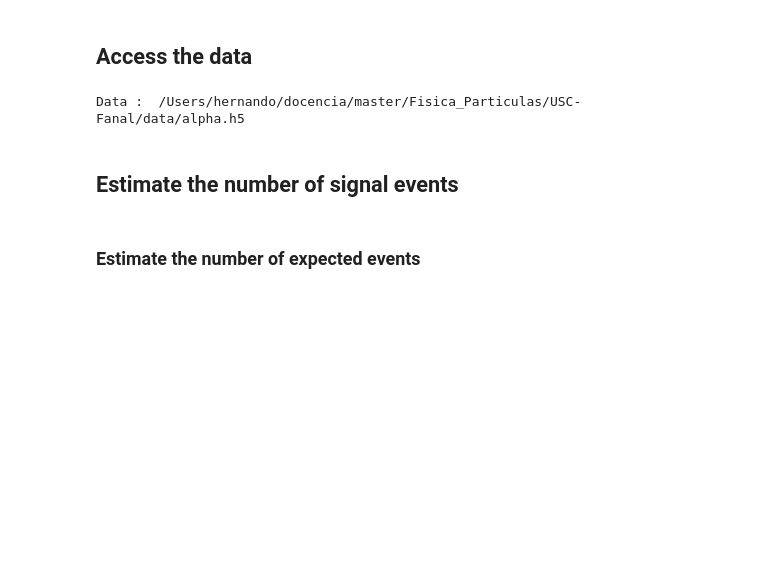
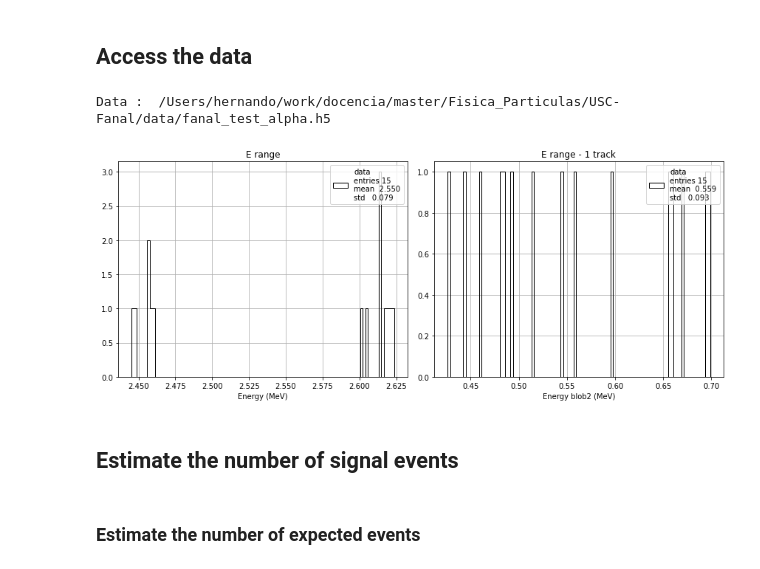
Before and after one commit to jahernando/USC-Fanal, a Jupyter notebook: NB/guide/fanal_data.ipynb, the cells around one changed output. Cells and saved outputs as stored; diff of their text form; code cells hidden in the pictures; blank space fills up the shorter version.

```diff
--- a/NB/guide/fanal_data.ipynb
+++ b/NB/guide/fanal_data.ipynb
@@ -70,7 +93,7 @@ pltext.style()
 # %%
 #dirpath = '/Users/hernando/docencia/master/Fisica_Particulas/USC-Fanal/data/'
 # %%
-filename = '/data/alpha.h5'
+filename = '/data/fanal_' + coll +'.h5'
 print('Data : ', dirpath + filename)
 
 mcbi = pd.read_hdf(dirpath + filename, key = 'mc/bi214')
@@ -81,15 +104,36 @@ datab = pd.read_hdf(dirpath + filename, key = 'data/blind')
 datar = pd.read_hdf(dirpath + filename, key = 'data/roi')
 data  = pd.concat((datab, datar)) # concatenate blind and roi-data into one data DF
 # %% [output]
-Data :  /Users/hernando/docencia/master/Fisica_Particulas/USC-Fanal/data/alpha.h5
+Data :  /Users/hernando/work/docencia/master/Fisica_Particulas/USC-Fanal/data/fanal_test_alpha.h5
 # %%
 samples  = ['bb0nu', 'Bi', 'Tl']
 ssamples = [r'$\beta\beta0\nu$', r'$^{214}$Bi', r'$^{208}$Tl']
 mcs      = [mcbb, mcbi, mctl]
 # %%
-erange     = (2.400, 2.650)
-varnames   = ['E', 'num_tracks', 'blob2_E']
-varranges  = [erange, (1., 1.1), (0.4, np.inf)]
+varnames   = ['E', 'num_tracks', 'blob2_E']          # analysis variables
+varranges  = [erange, (1., 1.1), (eblob2, np.inf)]   # analysis variable ranges
+sel        = fn.selection(data, varnames, varranges) # analysis selection
+# %%
+def plt_fanal(data, sel, nbins = 100):
+    """ Plot the relevant analysis variables, for the different mc samples
+    """
+
+    subplot = pltext.canvas(2)
+
+    subplot(1)
+    _, bins, _ = pltext.hist(data[sel].E, nbins, label = 'data')
+    plt.xlabel('Energy (MeV)'); plt.title('E range');
+
+    subplot(2)
+    pltext.hist(data[sel].blob2_E, nbins,  label = 'data')
+    plt.xlabel('Energy blob2 (MeV)'); plt.title('E range - 1 track')
+
+    plt.tight_layout();
+    return
+# %%
+plt_fanal(data, sel)
+# %% [output]
+[figure, added]
 # %% [markdown]
 ## Estimate the number of signal events
 # %% [markdown]
```
Also changed, not shown: parts of 12 cells of this notebook, 7 other files.
